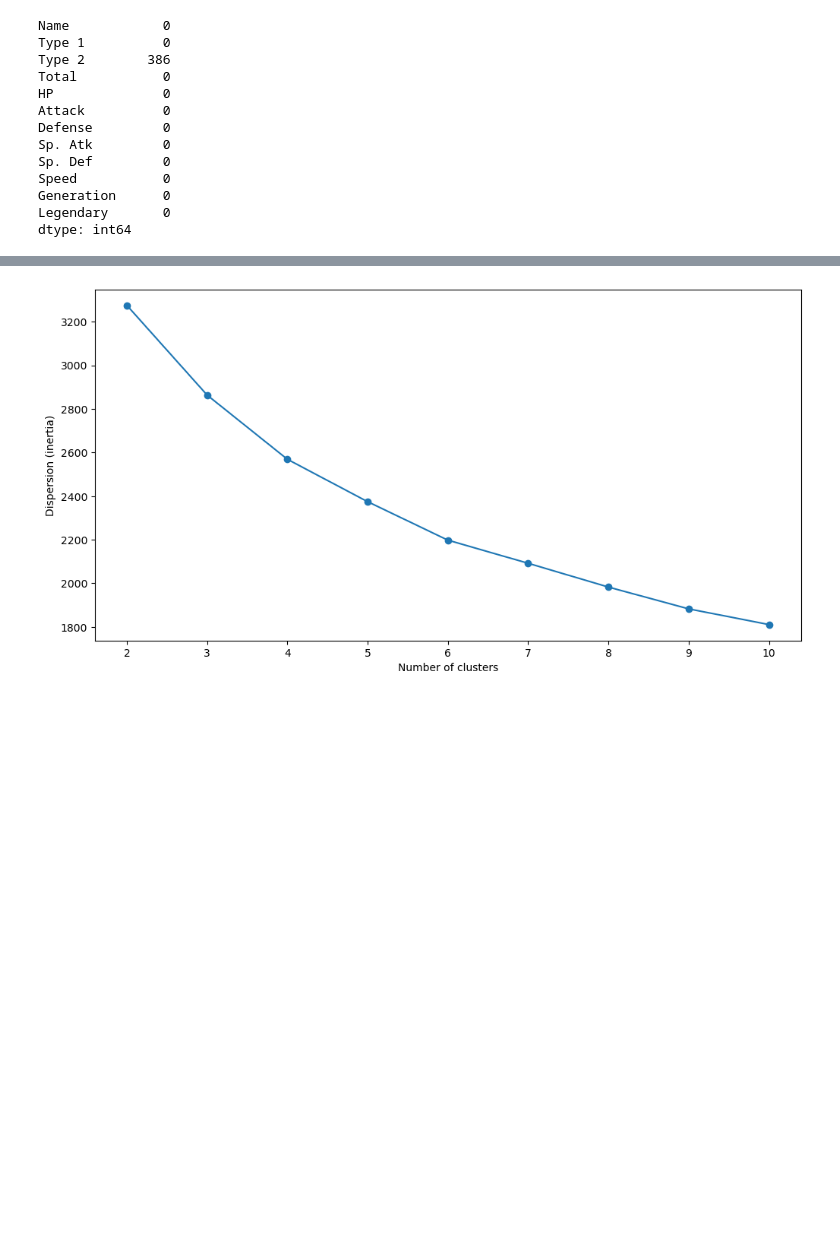
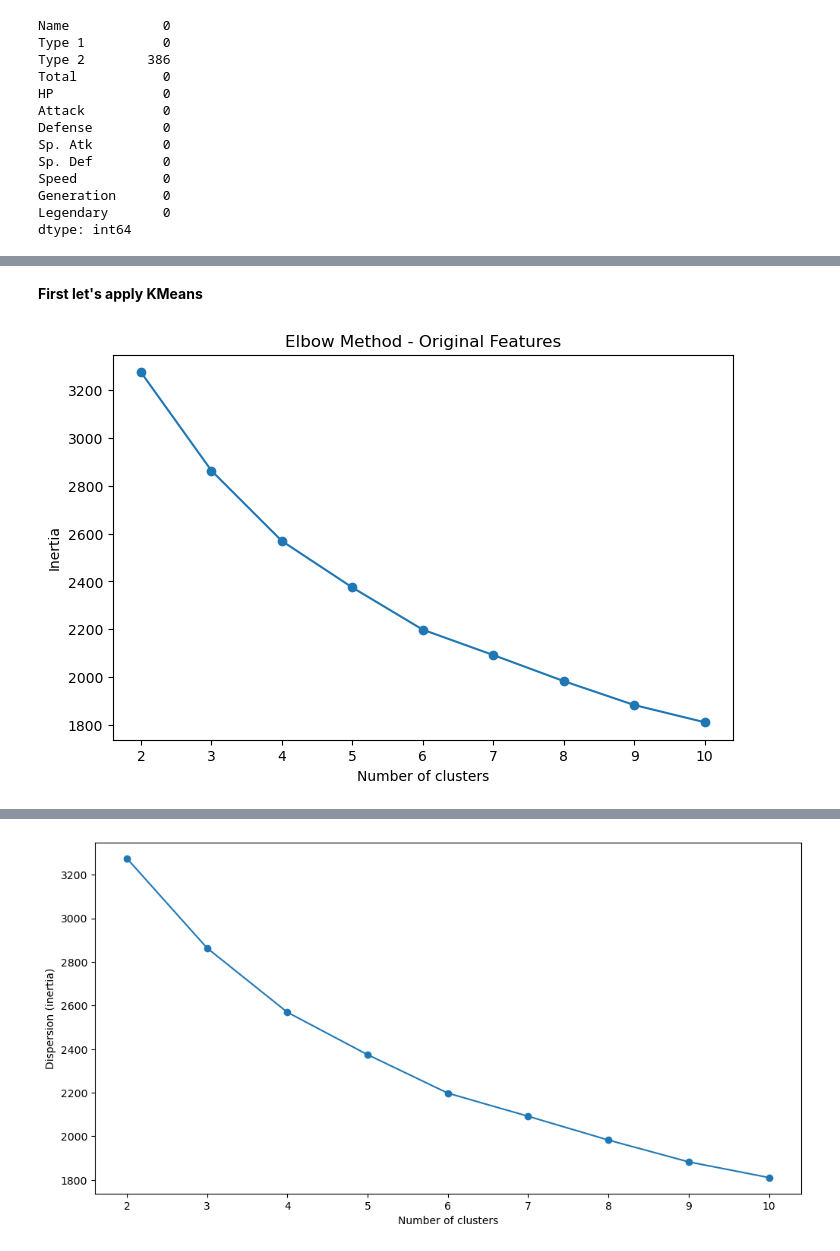
Before and after one commit to tiago2806/ml_pokemon, a Jupyter notebook: modelling.ipynb, the cells around one changed output, grey strips where cells are left out. Cells and saved outputs as stored; diff of their text form; code cells hidden in the pictures; blank space fills up the shorter version.

```diff
--- a/modelling.ipynb
+++ b/modelling.ipynb
@@ -94,0 +83,4 @@ HP & special_bulk: 0.777 (abs: 0.777)
+# %%
+dataset_num_original = dataset_num.drop(["physical_bulk","special_bulk", "best_offense", "offense_bias"], axis = 1)
+
+dataset_num_original
@@ -95,11 +101,9 @@ HP & special_bulk: 0.777 (abs: 0.777)
 # %%
 scaler = StandardScaler()
 
-num_scaled = scaler.fit_transform(dataset_num) #this returns by itself an array
+num_scaled_original = scaler.fit_transform(dataset_num_original) #this returns by itself an array
 
 #we need to put it as a dataframe so that we can merge with the categorical data
-num_scaled = pd.DataFrame(num_scaled, columns=dataset_num.columns, index = dataset.index)
+#num_scaled_original = pd.DataFrame(num_scaled_original, columns=dataset_num_original.columns, index = dataset.index)
 
-dataset_scaled = pd.concat([dataset_cat, num_scaled], axis=1)
-
-features = dataset
+#dataset_scaled_original = pd.concat([dataset_cat, num_scaled_original], axis=1)
@@ -105,0 +121,21 @@ features = dataset
+# %% [markdown]
+**First let's apply KMeans**
+# %%
+#Here we'll use the elbow method to find a good number of clusters, k.
+
+inertias = []
+
+K_range = range(2,11)
+
+for k in K_range:
+    kmeans = KMeans(n_clusters=k, random_state=0).fit(num_scaled_original)
+    inertias.append(kmeans.inertia_)  #inertia tells how much information we loose by adding an extra cluster
+
+plt.figure(figsize=(8, 5))
+plt.plot(K_range, inertias, marker='o')
+plt.xlabel('Number of clusters')
+plt.ylabel('Inertia')
+plt.title('Elbow Method - Original Features')
+plt.show()
+# %% [output]
+[figure, added]
```
Also changed, not shown: parts of 26 cells of this notebook, 1 other file.
